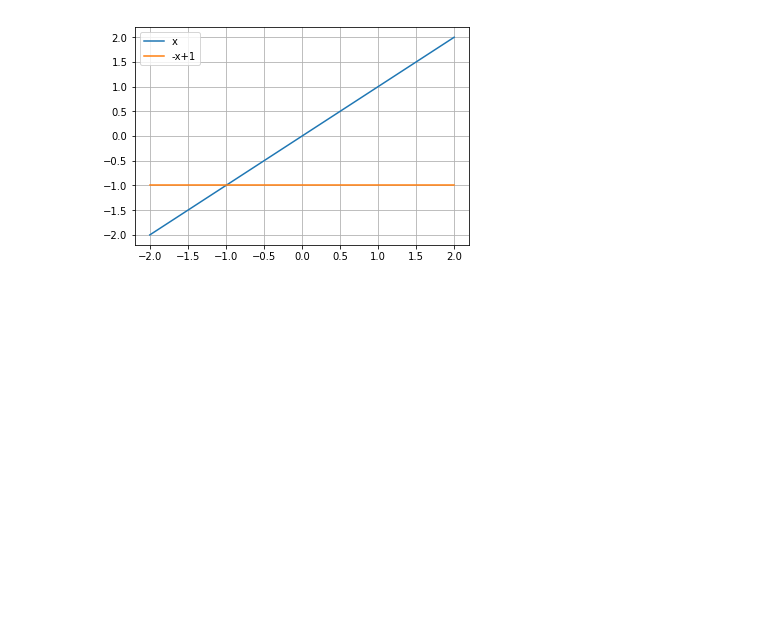
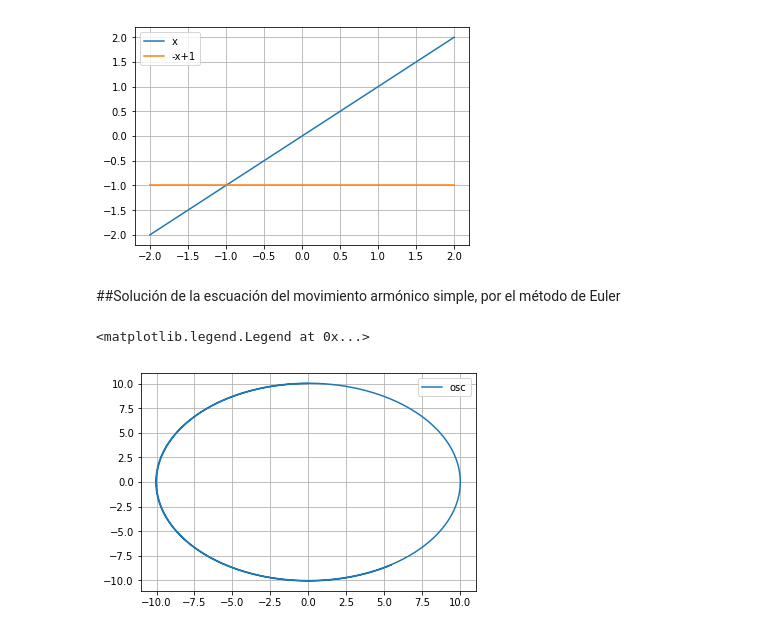
Before and after one commit to DCI-alxogm/pb2018-danielgarci, a Jupyter notebook: semana14/Untitled.ipynb, the cells around one changed output. Drawn from its saved outputs; the diff is of its cells as text; code cells hidden in the pictures; blank space fills up the shorter version.

```diff
--- a/semana14/Untitled.ipynb
+++ b/semana14/Untitled.ipynb
@@ -99,0 +98,25 @@ Pendiente negativa, se muestra cero
+# %% [markdown]
+##Solución de la escuación del movimiento armónico simple, por el método de Euler
+# %%
+#V=np.zeros(10000)
+#O=np.zeros(10000)
+h=0.001
+W=2
+V[0]=0
+O[0]=10
+# %%
+def va(O,h,W=1):
+    return -(O*h*W**2)
+def Oa(V,h):
+    return V*h
+for i in range(9999):
+
+    V[i+1]=V[i]+va(O[i],h)
+    O[i+1]=O[i]+Oa(V[i],h)
+# %%
+plt.plot(V,O,label='osc')
+plt.grid()
+plt.legend()
+# %% [output]
+<matplotlib.legend.Legend at 0x...>
+[figure, added]
```
Also changed, not shown: parts of 2 cells of this notebook, 1 other file.
